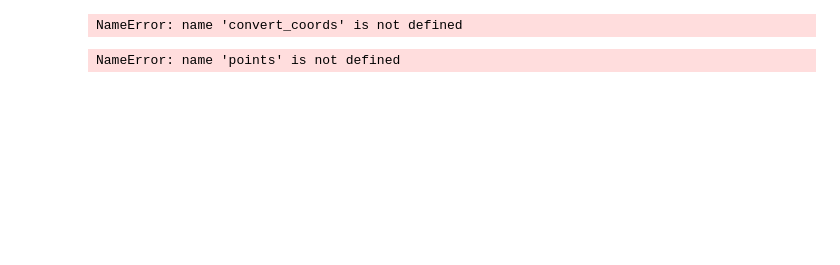
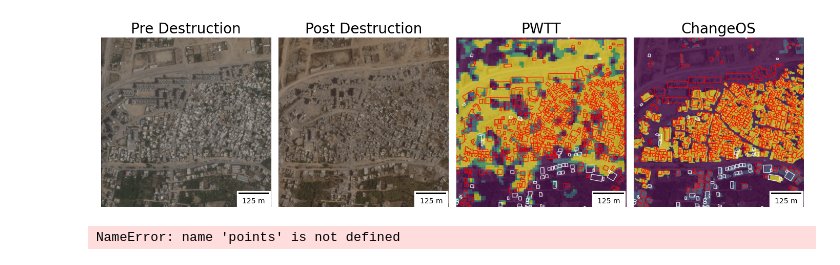
Before and after one commit to oballinger/PWTT, a Jupyter notebook: code/changeos_gaza.ipynb, the cells around one changed output. Saved outputs shown, nothing was run; the diff lists cells and outputs as text; code cells hidden in the pictures; blank space fills up the shorter version.

```diff
--- a/code/changeos_gaza.ipynb
+++ b/code/changeos_gaza.ipynb
@@ -236,21 +322,19 @@ import numpy as np
 import changeos
 from PIL import Image
 
-def plot_row(pt,window, folder):
+def plot_row(pt,window, folder, titles=False):
     model = changeos.from_name('changeos_r101') # take 'changeos_r101' as example
-
     pre_tifs, post_tifs=get_tifs(folder, pt)
 
-    #unosat=gpd.read_file('../data/Gaza/UNOSAT/UNOSAT_GAZA_20240503.shp')
-    unosat=gpd.read_file('../data/Gaza/Gaza_20240503_2_footprints.csv')
-    unosat['geometry']=unosat['.geo'].apply(lambda x: shapely.geometry.shape(json.loads(x)))
-    unosat=gpd.GeoDataFrame(unosat, geometry='geometry', crs='EPSG:4326')
+    unosat=load_unosat(folder)
+    pwtt=rasterio.open('../data/Gaza/Gaza_20240503_2_raster.tif')
+    pwtt=reproj(pwtt, 'epsg:32636')
+    pwtt=buffer_crop(pwtt, pt, window, pwtt=True)
 
     fig, ax = plt.subplots(1,4, figsize=(14, 4))
 
-
-    pre=buffer_crop(pre_tifs[0], pt, window)
-    post=buffer_crop(post_tifs[0], pt, window)
+    pre=buffer_crop(pre_tifs, pt, window)
+    post=buffer_crop(post_tifs, pt, window)
 
     xmin, ymin, xmax, ymax = pre.bounds
     unosat=unosat.to_crs(post.crs)
@@ -259,12 +343,7 @@ def plot_row(pt,window, folder):
     undamaged=unosat[unosat['class']=='0']
 
     pre_rgb=hist_match(pre.read([1,2,3]), post.read([1,2,3])).astype(np.uint8)
-    show(pre_rgb,transform=pre.transform, ax=ax[0])
-    #unosat.plot(ax=ax[0], color='red', alpha=0.6,markersize=10)
 
-    show(post.read([1,2,3]),transform=post.transform, ax=ax[1])
-    #unosat.plot(ax=ax[1], color='red', alpha=0.6,markersize=10)
-    #create pil image
 
     pre_image=pre.read([1,2,3]).transpose(1,2,0)
     post_image=post.read([1,2,3]).transpose(1,2,0)
@@ -272,53 +351,69 @@ def plot_row(pt,window, folder):
     pre_image=Image.fromarray(pre_image).resize((1024,1024))
     post_image=Image.fromarray(post_image).resize((1024,1024))
 
+    loc, dam = model(pre_image, post_image)
+    #loc, dam = changeos.visualize(loc, dam)
 
-    #print(pre_image.shape)
-    #print(post_image.shape)
-    loc, dam = model(pre_image, post_image)
-    loc, dam = changeos.visualize(loc, dam)
+    post.write(dam, 4)
+    pre.write(pwtt.read(1), 4)
     # # plot the prediction
-    unosat.plot(ax=ax[2], color='red', alpha=0.6,markersize=10)
-    ax[3].imshow(dam)
+    #unosat.plot(ax=ax[2], color='red', alpha=0.6,markersize=10)
 
-    titles=['Pre Destruction', 'Post Destruction', 'UNOSAT', 'ChangeOS']
+
+    lw=1
+    show(pre.read([1,2,3]),transform=pre.transform, ax=ax[0])
+
+    show(post.read([1,2,3]),transform=post.transform, ax=ax[1])
+
+    show(post.read([1,2,3]),transform=post.transform, ax=ax[2])
+    show(pre.read(4),transform=post.transform, ax=ax[2],vmin=3, vmax=6, alpha=0.6)
+    damaged.plot(ax=ax[2], edgecolor='red', alpha=0.8, lw=lw, facecolor='none')
+    undamaged.plot(ax=ax[2], edgecolor='white', alpha=0.8, lw=lw, facecolor='none')
+
+    show(post.read([1,2,3]),transform=post.transform, ax=ax[3])
+    show(post.read(4),transform=post.transform, ax=ax[3],vmin=0, vmax=4, alpha=0.6)
+    damaged.plot(ax=ax[3], edgecolor='red', alpha=0.8, lw=lw, facecolor='none')
+    undamaged.plot(ax=ax[3], edgecolor='white', alpha=0.8, lw=lw, facecolor='none')
+    titles=['Pre Destruction', 'Post Destruction', 'PWTT', 'ChangeOS']
     i=0
     for a in ax:
         scalebar = ScaleBar(1, units='m', location='lower right')
 
-        #a.set_xlim(xmin, xmax)
-        #a.set_ylim(ymin, ymax)
+        a.set_xlim(xmin, xmax)
+        a.set_ylim(ymin, ymax)
         a.axis('off')
         # remove axis ticklabels
         #a.set_xticklabels([])
         #a.set_yticklabels([])
-        #increase fontsize for title
-        a.set_title(titles.pop(0), fontsize=20)
+        if titles:
+            a.set_title(titles.pop(0), fontsize=20)
         a.add_artist(scalebar)
 
     plt.tight_layout()
-    #plt.savefig('../figs/pwtt_coh_comparison2.png', dpi=300)
+    plt.savefig('../figs/pwtt_changeos_comparison.png', dpi=300)
     plt.show()
 
 
 beit_hanoun=convert_coords(34.522359,31.546570, 'epsg:4326','epsg:32636')
 central_gaza=convert_coords(34.40163,31.43744, 'epsg:4326','epsg:32636')
 nw_gaza=Point(633289.384,3482754.016)
 low_density=Point(633359.34,3481677.71)
 
 pt=beit_hanoun
 #window=256
 window=100
-pt=move_pt(pt, 100, 200)
+pt=move_pt(pt, 0, 50)
 #350 seems best
-windows=range(200, 500, 20)
+windows=range(100, 300, 20)
 #for window in windows:
 #     print(window)
-     #plot_row(low_density, window)
-plot_row(pt, 300, '2023_11')
-#plot_row(low_density, window)
+     #plot_row(beit_hanoun, window, '2023_11')
+
+plot_row(pt, 350, '2024_04')
+#plot_row(nw_gaza, 300, '2024_05', titles=False)
+#plot_row(central_gaza, 500, '2024_05', titles=False)
 # %% [output]
-NameError: name 'convert_coords' is not defined
+[figure, added]
 # %%
 pt=points.iloc[1400].geometry
 #plot_row(pt, 400)
```
Also changed, not shown: parts of 6 cells of this notebook, 45 other files.
